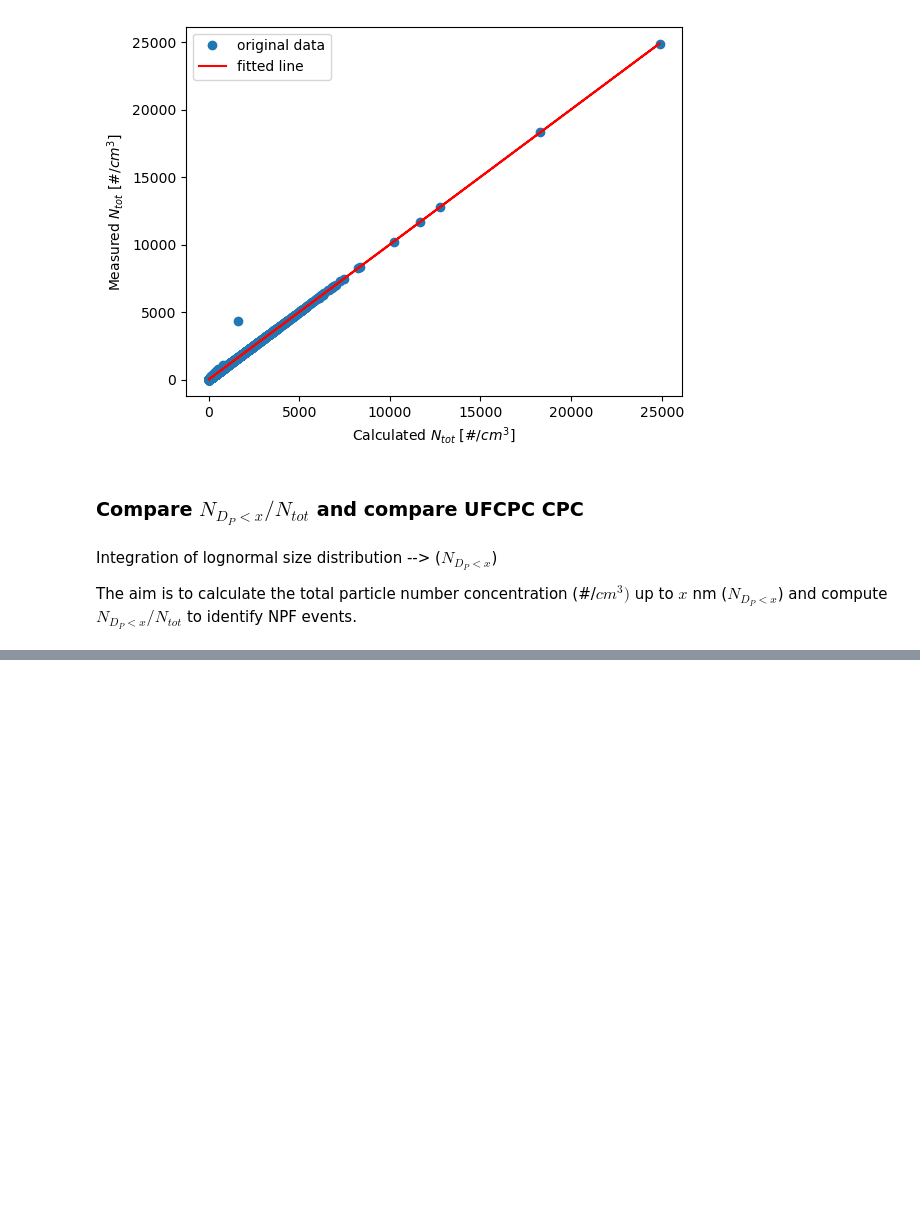
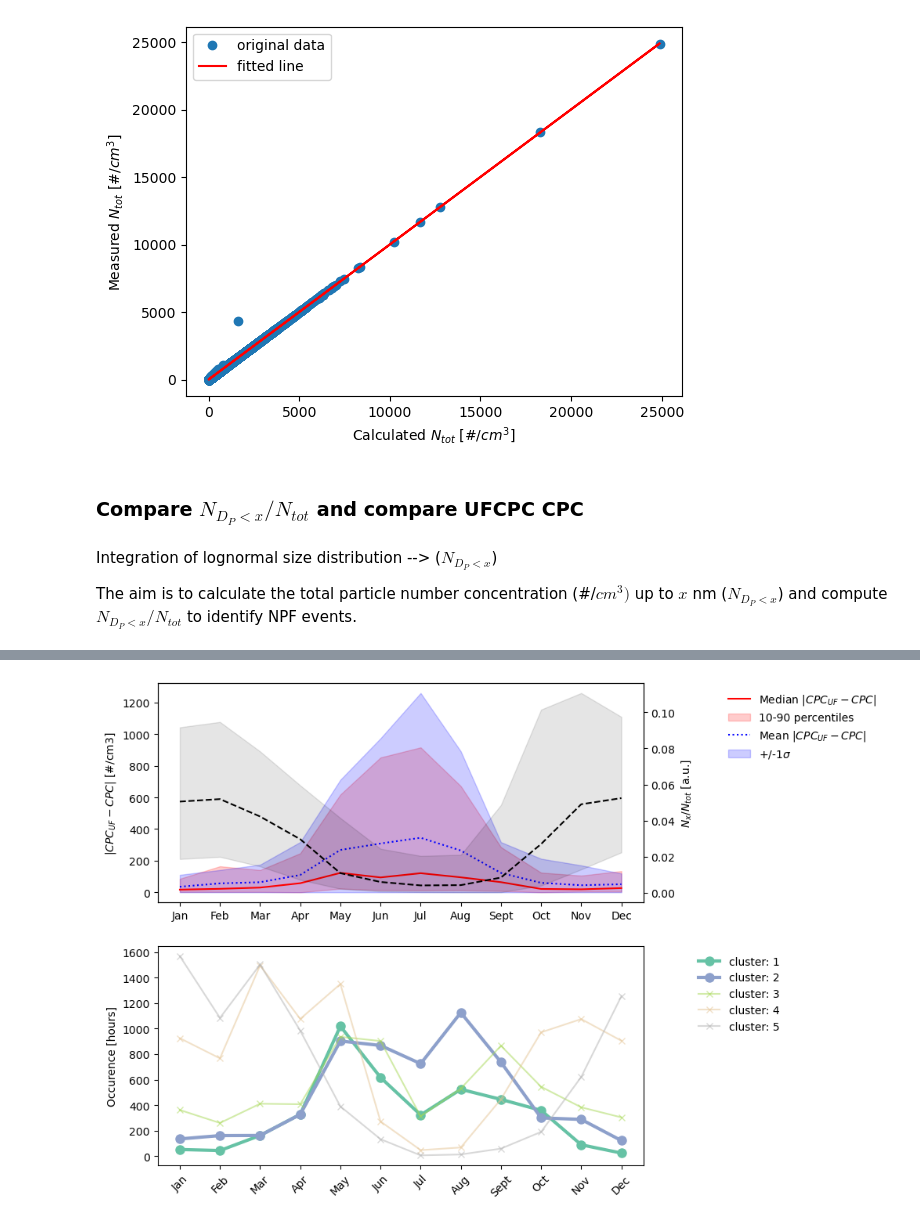
Before and after one commit to eScience-course/Tjaernoe2022-group3, a Jupyter notebook: notebooks/Report_Lovisa.ipynb, the cells around one changed output, grey strips where cells are left out. Cells and saved outputs as stored; diff of their text form; code cells hidden in the pictures; blank space fills up the shorter version.

```diff
--- a/notebooks/Report_Lovisa.ipynb
+++ b/notebooks/Report_Lovisa.ipynb
@@ -745,0 +411,8 @@ df_cluster.loc[:,'date'] = df_cluster.loc[:,'date'] - df_cluster.loc[:,'date'][0
+# %%
+# Input DFs, clusters, threshold = 10 nm for when to integrate
+fu.plotNPFproxys(df_hourly_2010_2020_mean,
+              df_norm_clustered_1h_mean,
+              clusters,
+              bin_cols,10,diameters,diameters_as_strings)
+# %% [output]
+[figure, added]
```
Also changed, not shown: parts of 80 cells of this notebook, 4 other files.
